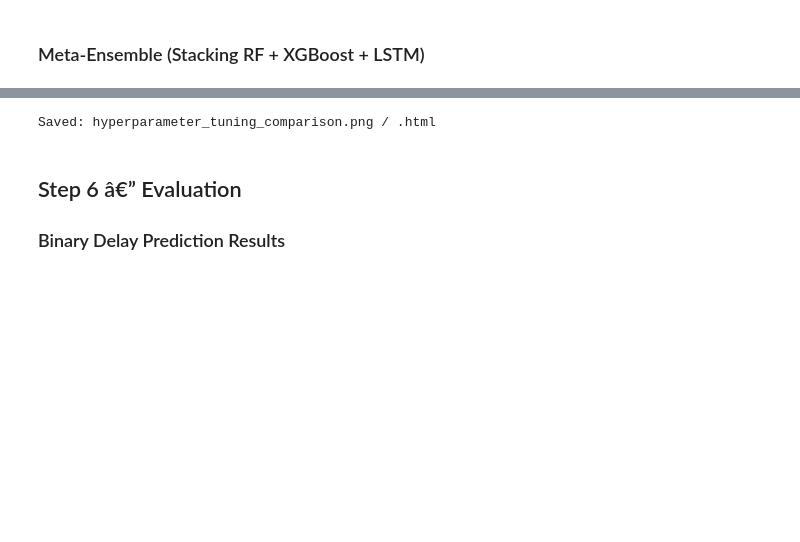
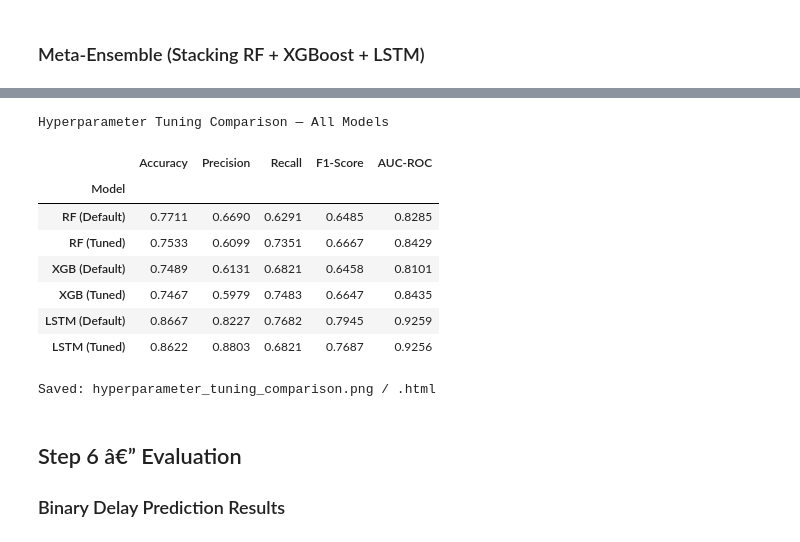
Before and after one commit to eori1/MAAGAP, a Jupyter notebook: MAAGAP_Objective1.ipynb, the cells around one changed output, grey strips where cells are left out. Cells and saved outputs as stored; diff of their text form; code cells hidden in the pictures; blank space fills up the shorter version.

```diff
--- a/MAAGAP_Objective1.ipynb
+++ b/MAAGAP_Objective1.ipynb
@@ -500,4 +489,15 @@ Best hyperparameters found by tuning:
 # %%
+# ── Comparison Table ──
+comparison = pd.DataFrame([
+    rf_bl_metrics, rf_tuned_metrics,
+    xgb_bl_metrics, xgb_tuned_metrics,
+    lstm_bl_metrics, lstm_tuned_metrics,
+]).set_index('Model')
+
+print('Hyperparameter Tuning Comparison — All Models\n')
+display(comparison.style.format('{:.4f}').background_gradient(cmap='Greens', axis=0))
+
+# ── Comparison Chart ──
 metrics_keys = ['Accuracy', 'Precision', 'Recall', 'F1-Score', 'AUC-ROC']
 
 fig = make_subplots(
@@ -518,34 +518,43 @@ for col, (bl, tuned, name) in enumerate([
         x=metrics_keys, y=bl_vals, name='Default' if col == 1 else '',
         marker_color='#e74c3c', opacity=0.7,
         text=[f'{v:.3f}' for v in bl_vals], textposition='auto',
         showlegend=(col == 1), legendgroup='default',
     ), row=1, col=col)
 
     fig.add_trace(go.Bar(
         x=metrics_keys, y=tuned_vals, name='Tuned' if col == 1 else '',
         marker_color='#2ecc71', opacity=0.9,
         text=[f'{v:.3f}' for v in tuned_vals], textposition='auto',
         showlegend=(col == 1), legendgroup='tuned',
     ), row=1, col=col)
 
 fig.update_layout(
     title=dict(text='Impact of Hyperparameter Tuning on All Models', x=0.5),
     barmode='group',
     template='plotly_white',
     height=500, width=1200,
     yaxis=dict(range=[0, 1.05]),
     yaxis2=dict(range=[0, 1.05]),
     yaxis3=dict(range=[0, 1.05]),
     legend=dict(orientation='h', y=-0.12, x=0.5, xanchor='center'),
     font=dict(family='Segoe UI, sans-serif', size=12),
 )
 
 from maagap.evaluation import _save_fig
 _save_fig(fig, 'hyperparameter_tuning_comparison.png')
 fig.show()
 print('Saved: hyperparameter_tuning_comparison.png / .html')
 # %% [output]
-Saved: hyperparameter_tuning_comparison.png / .html
+Hyperparameter Tuning Comparison — All Models
+|  | Accuracy | Precision | Recall | F1-Score | AUC-ROC |
+| Model |  |  |  |  |  |
+| RF (Default) | 0.7711 | 0.6690 | 0.6291 | 0.6485 | 0.8285 |
+| RF (Tuned) | 0.7533 | 0.6099 | 0.7351 | 0.6667 | 0.8429 |
+| XGB (Default) | 0.7489 | 0.6131 | 0.6821 | 0.6458 | 0.8101 |
+| XGB (Tuned) | 0.7467 | 0.5979 | 0.7483 | 0.6647 | 0.8435 |
+| LSTM (Default) | 0.8667 | 0.8227 | 0.7682 | 0.7945 | 0.9259 |
+| LSTM (Tuned) | 0.8622 | 0.8803 | 0.6821 | 0.7687 | 0.9256 |
+Saved: hyperparameter_tuning_comparison.png / .html
 # %% [markdown]
 ## Step 6 â€” Evaluation
 
```
Also changed, not shown: parts of 8 cells of this notebook, 20 other files.
